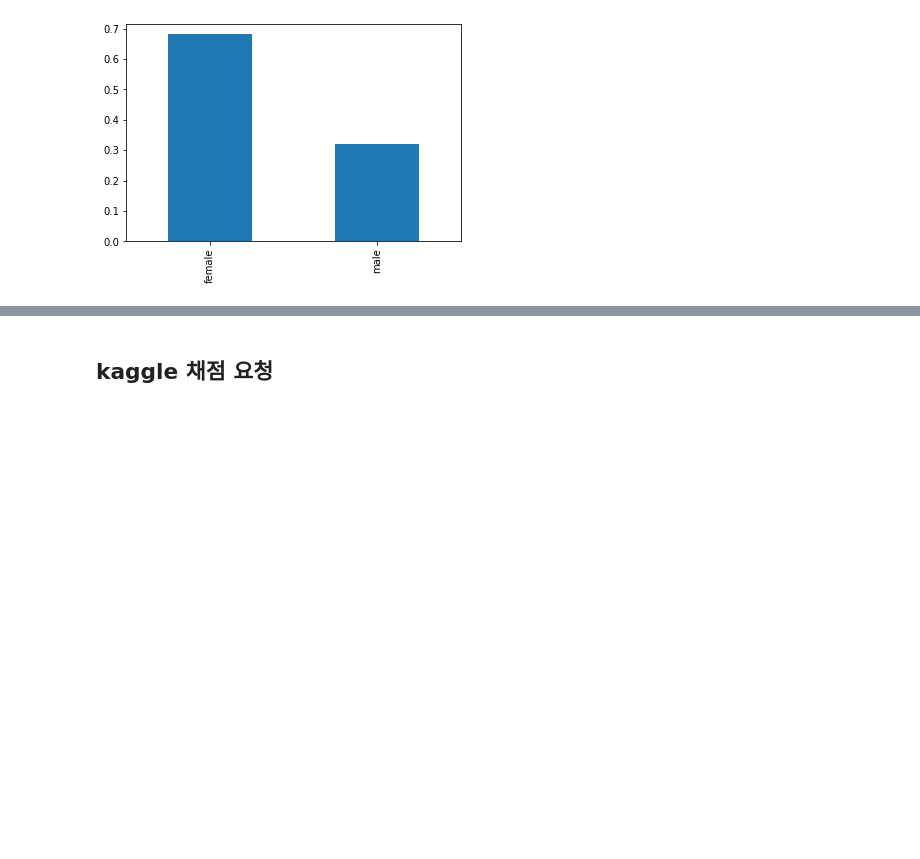
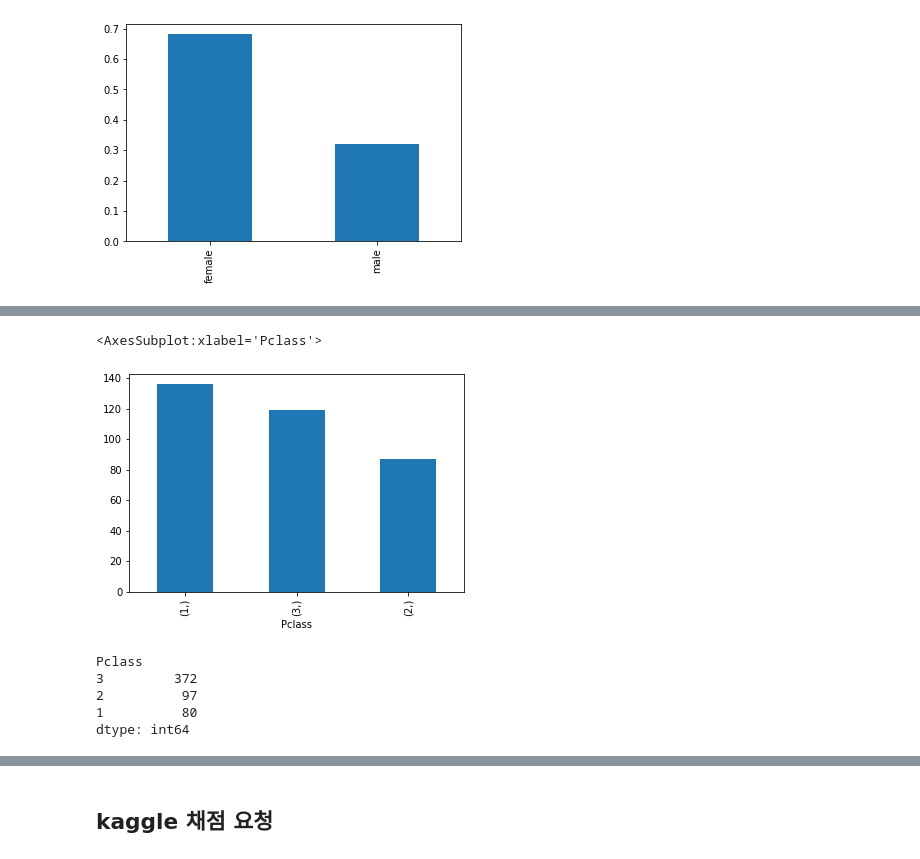
Before and after one commit to KangnamUniv-ML/Titanic-ML, a Jupyter notebook: notebook/Titanic.ipynb, the cells around one changed output, grey strips where cells are left out. Drawn from its saved outputs; the diff is of its cells as text; code cells hidden in the pictures; blank space fills up the shorter version.

```diff
--- a/notebook/Titanic.ipynb
+++ b/notebook/Titanic.ipynb
@@ -297,0 +326,14 @@ df.plot.bar(x='female', y='val', rot=0)
+# %%
+survivedPclass.value_counts().plot(kind='bar')
+# %% [output]
+<AxesSubplot:xlabel='Pclass'>
+[figure, added]
+# %%
+deadPclass = df[df['Survived'] == 0][['Pclass']]
+deadPclass.value_counts()
+# %% [output]
+Pclass
+3         372
+2          97
+1          80
+dtype: int64
```
Also changed, not shown: parts of 40 cells of this notebook.
